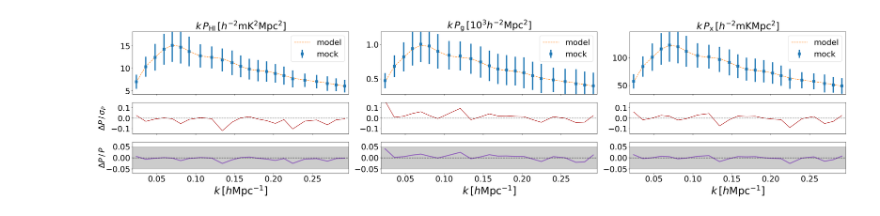
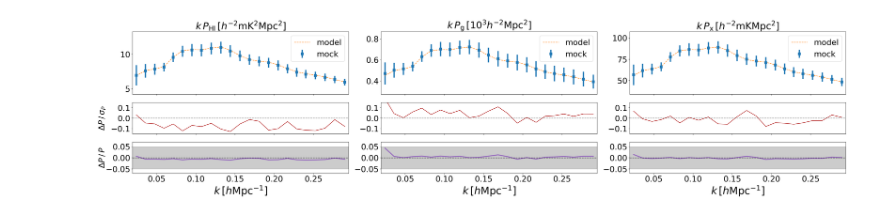
Before and after one commit to meerklass/meer21cm, a Jupyter notebook: papers/validation/plot_00.ipynb, the cells around one changed output. Cells and saved outputs as stored; diff of their text form; code cells hidden in the pictures.

```diff
--- a/papers/validation/plot_00.ipynb
+++ b/papers/validation/plot_00.ipynb
@@ -73,7 +18,7 @@ kperp, kpara, kmode, kvec = get_k_modes()
 # %%
 k_xy_sel = (
-    (np.abs(kvec[0])<0.016)[:,None,None]
-    * (np.abs(kvec[1])<0.016)[None,:,None]
+    (np.abs(kvec[0])<0.04)[:,None,None]
+    * (np.abs(kvec[1])<0.04)[None,:,None]
     * (np.abs(kvec[2])<10)[None,None,:]
 )
 k_xy_sel[0] = 0.0
@@ -184,20 +34,7 @@ pgmod1darr=pmod1darr[0]
-# %%
-pdata1darr = []
-num_split = 20
-pdata3darr = np.array_split(data['pcross3d_arr'],num_split)
-for i in range(num_split):
-    pdata1darr_i, keff, nmodes = bin_power_1d(
-        pdata3darr[i],
-        kmode,
-        k1dbins,
-        k_xy_sel,
-    )
-    pdata1darr.append(pdata1darr_i)
-pcrossmock1darr = np.concatenate(pdata1darr)
-pmod1darr, _, _ = bin_power_1d(
-    data['pcrossmod3d_arr'][None],
-    kmode,
-    k1dbins,
-    k_xy_sel,
-)
-pcrossmod1darr=pmod1darr[0]
+# %%
+phimock_cy = get_cy(data['pdata3d_arr'],karr,weights=k_cy_sel)
+pmodelcy_arr = get_cy(data['phimod3d_arr'],karr,weights=k_cy_sel)
+pgmock_cy = get_cy(data['pg3d_arr'],karr,weights=k_cy_sel)
+pgmodcy_arr = get_cy(data['pgmod3d_arr'],karr,weights=k_cy_sel)
+pcrossmock_cy = get_cy(data['pcross3d_arr'],karr,weights=k_cy_sel)
+pcrossmodcy_arr = get_cy(data['pcrossmod3d_arr'],karr,weights=k_cy_sel)
@@ -204,3 +110,10 @@ pcrossmod1darr=pmod1darr[0]
+# %%
+phimock1darr, keff = get_1d(data['pdata3d_arr'],karr,weights=k_xy_sel,)
+phimod1darr, _ = get_1d(data['phimod3d_arr'],karr,weights=k_xy_sel,)
+pgmock1darr, keff = get_1d(data['pg3d_arr'],karr,weights=k_xy_sel,)
+pgmod1darr, _ = get_1d(data['pgmod3d_arr'],karr,weights=k_xy_sel,)
+pcrossmock1darr, keff = get_1d(data['pcross3d_arr'],karr,weights=k_xy_sel,)
+pcrossmod1darr, keff = get_1d(data['pcrossmod3d_arr'],karr,weights=k_xy_sel,)
 # %%
 keff = keff / Planck18.h
 # %%
@@ -214,7 +127,7 @@ ratio_min,ratio_max = (-0.15,0.15)
 pmockarr = [phimock1darr*1e6,pgmock1darr/1e3,pcrossmock1darr*1e3]
 pmockarr = np.array(pmockarr) * Planck18.h**3
 pmodelarr = [phimod1darr*1e6,pgmod1darr/1e3,pcrossmod1darr*1e3]
-pmodelarr = np.array(pmodelarr) * Planck18.h**3
+pmodelarr = np.array(pmodelarr)[:,0] * Planck18.h**3
 #titlearr = [r'HI power',r'Galaxy power',r'Cross power']
 titlearr= [
     r'$k\,P_{\rm HI}\,[ h^{-2} {\rm mK^2 Mpc^2}]$',
@@ -254,31 +167,31 @@ for i in range(3):
     #    np.linspace(keff.min()-0.005,keff.max()+0.005,100),
     #    -0.02, 0.02, color="black", alpha=0.2,
     #)
     axes[1,i].set_xlim(keff.min()-0.005,keff.max()+0.005)
     axes[1,i].set_ylim(ratio_min,ratio_max)
     if i == 0:
         axes[1,i].set_ylabel(r'$\Delta P \, / \,\sigma_P$',labelpad=15)
 
     axes[2,i].plot(
         keff,
         (pdatad.mean(axis=0)) / (pmodd) - 1,
         lw=3,
         color='C4',
         #yerr=(pdatad.std(axis=0)) / (pmodd),
     )
     axes[2,i].axhline(0, color="black", ls="--")
     axes[2,i].fill_between(
         np.linspace(keff.min() - 0.005, keff.max() + 0.005, 100),
         -0.05,
         0.05,
         color="black",
         alpha=0.2,
     )
     axes[2,i].set_xlim(keff.min() - 0.005, keff.max() + 0.005)
     axes[2,i].set_ylim(-0.07, 0.07)
     axes[2,i].set_xlabel(r'$k\,[h{\rm Mpc^{-1}}]$', fontsize=32)
     if i == 0:
         axes[2,i].set_ylabel(r'$\Delta P \, / \,P$',labelpad=-1)
 plt.savefig('plots/mock_validation_1d.pdf',dpi=150, bbox_inches = "tight")
 # %% [output]
-[figure, old version]
+[figure, new version]
```
Also changed, not shown: parts of 11 cells of this notebook, 2 other files.
